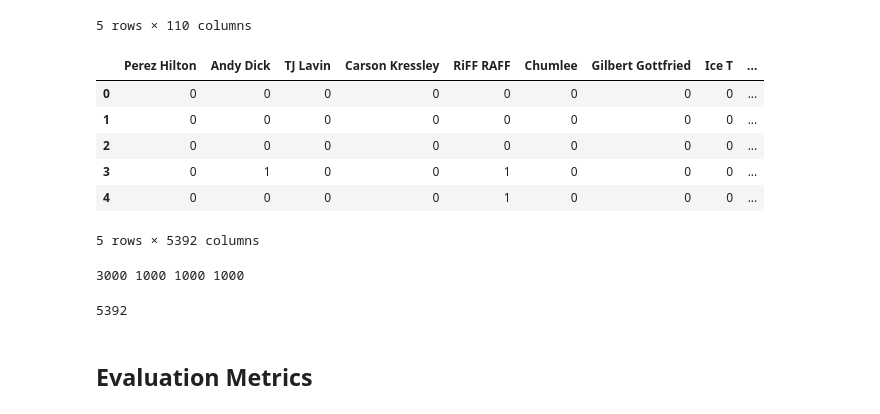
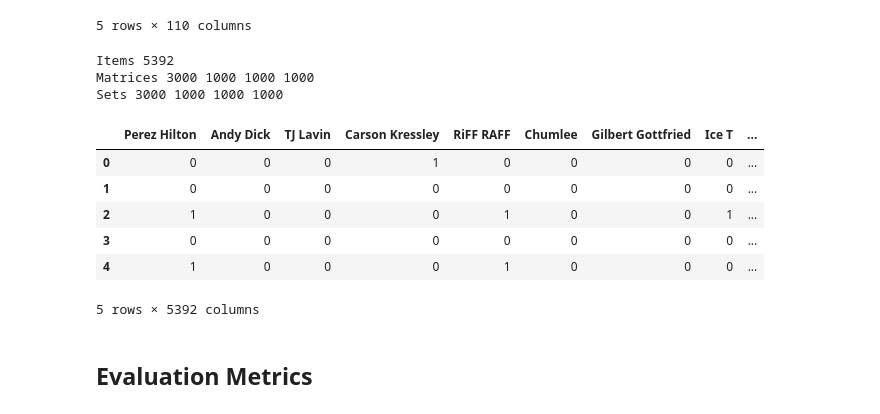
Before and after one commit to acmillinoistech/redcarpet, a Jupyter notebook: recommenders/notebooks/04 Playing with Recommenders.ipynb, the cells around one changed output. Drawn from its saved outputs; the diff is of its cells as text; code cells hidden in the pictures.

```diff
--- a/recommenders/notebooks/04 Playing with Recommenders.ipynb
+++ b/recommenders/notebooks/04 Playing with Recommenders.ipynb
@@ -29,30 +29,30 @@ item_df.head()
 | 3 | carsonkressley | Carson Kressley | 59.0 | 290 | 5.0 | October 2018 | [Reality TV, Bravo, Stylists, Fea... | 0.0 | ... |
 | 4 | riffraff | RiFF RAFF | 75.0 | 402 | 4.7 | December 2017 | [Rappers, Featured, Musicians] | 0.0 | ... |
 5 rows × 110 columns
-# %%
-like_file = "../input/likes.pkl"
-like_csr = pickle.load(open(like_file, "rb"))
-like_mat = np.array(like_csr.todense())
-like_df = pd.DataFrame(like_mat, columns=ITEM_NAMES)
-like_df.head()
-# %% [output]
-|  | Perez Hilton | Andy Dick | TJ Lavin | Carson Kressley | RiFF RAFF | Chumlee | Gilbert Gottfried | Ice T | ... |
-| 0 | 0 | 0 | 0 | 0 | 0 | 0 | 0 | 0 | ... |
-| 1 | 0 | 0 | 0 | 0 | 0 | 0 | 0 | 0 | ... |
-| 2 | 0 | 0 | 0 | 0 | 0 | 0 | 0 | 0 | ... |
-| 3 | 0 | 1 | 0 | 0 | 1 | 0 | 0 | 0 | ... |
-| 4 | 0 | 0 | 0 | 0 | 1 | 0 | 0 | 0 | ... |
-5 rows × 5392 columns
-# %%
-s_train, s_test, s_input, s_hidden = pickle.load(open("../input/train_test_set.pkl", "rb"))
-print(len(s_train), len(s_test), len(s_input), len(s_hidden))
-# %% [output]
-3000 1000 1000 1000
-# %%
-s_items = mat_to_sets(item_df[COLUMN_LABELS].values)
-print(len(s_items))
-# %% [output]
-5392
+# %%
+s_items = mat_to_sets(item_df[COLUMN_LABELS].values)
+print("Items", len(s_items))
+csr_train, csr_test, csr_input, csr_hidden = pickle.load(open("../input/train_test_mat.pkl", "rb"))
+m_split = [np.array(csr.todense()) for csr in [csr_train, csr_test, csr_input, csr_hidden]]
+m_train, m_test, m_input, m_hidden = m_split
+print("Matrices", len(m_train), len(m_test), len(m_input), len(m_hidden))
+s_train, s_test, s_input, s_hidden = pickle.load(open("../input/train_test_set.pkl", "rb"))
+print("Sets", len(s_train), len(s_test), len(s_input), len(s_hidden))
+# %% [output]
+Items 5392
+Matrices 3000 1000 1000 1000
+Sets 3000 1000 1000 1000
+# %%
+like_df = pd.DataFrame(m_train, columns=ITEM_NAMES)
+like_df.head()
+# %% [output]
+|  | Perez Hilton | Andy Dick | TJ Lavin | Carson Kressley | RiFF RAFF | Chumlee | Gilbert Gottfried | Ice T | ... |
+| 0 | 0 | 0 | 0 | 1 | 0 | 0 | 0 | 0 | ... |
+| 1 | 0 | 0 | 0 | 0 | 0 | 0 | 0 | 0 | ... |
+| 2 | 1 | 0 | 0 | 0 | 1 | 0 | 0 | 1 | ... |
+| 3 | 0 | 0 | 0 | 0 | 0 | 0 | 0 | 0 | ... |
+| 4 | 1 | 0 | 0 | 0 | 1 | 0 | 0 | 0 | ... |
+5 rows × 5392 columns
 # %% [markdown]
 ## Evaluation Metrics
 # %%
```
Also changed, not shown: parts of 7 cells of this notebook, 14 other files.
